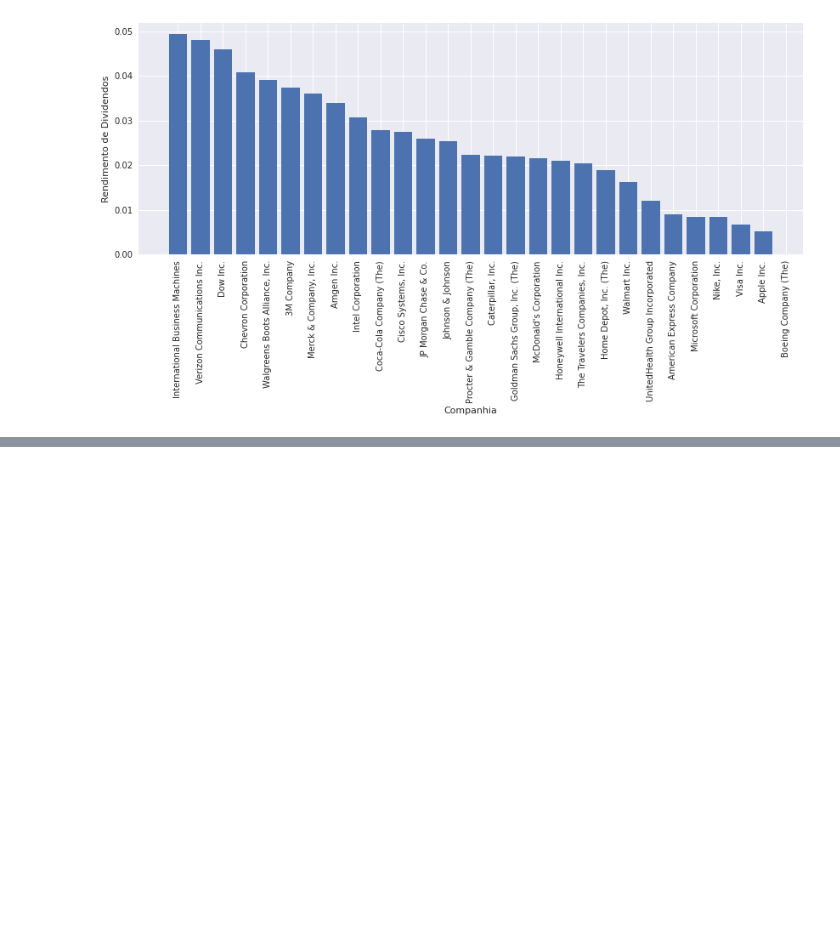
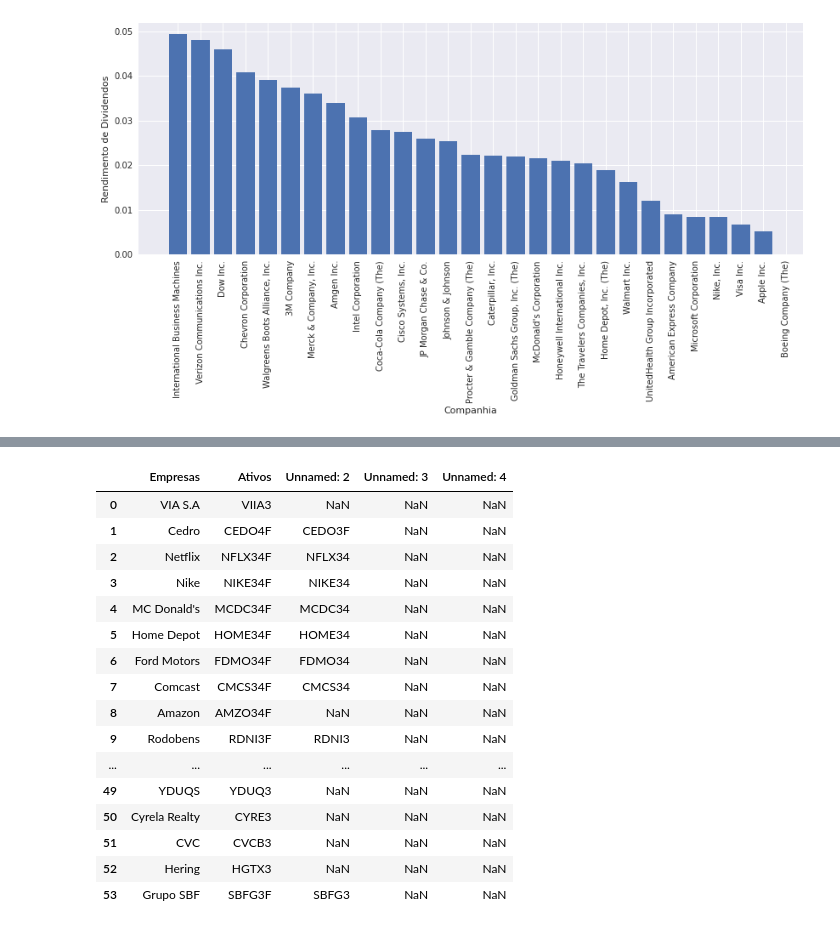
Before and after one commit to igoandrade/data-science-proj, a Jupyter notebook: ds-python/fundamental-analysis-stock.ipynb, the cells around one changed output, grey strips where cells are left out. Cells and saved outputs as stored; diff of their text form; code cells hidden in the pictures; blank space fills up the shorter version.

```diff
--- a/ds-python/fundamental-analysis-stock.ipynb
+++ b/ds-python/fundamental-analysis-stock.ipynb
@@ -223,0 +263,2 @@ plt.show()
+# %%
+x = pd.read_html('https://www.infomoney.com.br/cotacoes/empresas-b3/')
@@ -223,0 +281,20 @@ plt.show()
+# %%
+x[1]
+# %% [output]
+|  | Empresas | Ativos | Unnamed: 2 | Unnamed: 3 | Unnamed: 4 |
+| 0 | VIA S.A | VIIA3 | NaN | NaN | NaN |
+| 1 | Cedro | CEDO4F | CEDO3F | NaN | NaN |
+| 2 | Netflix | NFLX34F | NFLX34 | NaN | NaN |
+| 3 | Nike | NIKE34F | NIKE34 | NaN | NaN |
+| 4 | MC Donald's | MCDC34F | MCDC34 | NaN | NaN |
+| 5 | Home Depot | HOME34F | HOME34 | NaN | NaN |
+| 6 | Ford Motors | FDMO34F | FDMO34 | NaN | NaN |
+| 7 | Comcast | CMCS34F | CMCS34 | NaN | NaN |
+| 8 | Amazon | AMZO34F | NaN | NaN | NaN |
+| 9 | Rodobens | RDNI3F | RDNI3 | NaN | NaN |
+| ... | ... | ... | ... | ... | ... |
+| 49 | YDUQS | YDUQ3 | NaN | NaN | NaN |
+| 50 | Cyrela Realty | CYRE3 | NaN | NaN | NaN |
+| 51 | CVC | CVCB3 | NaN | NaN | NaN |
+| 52 | Hering | HGTX3 | NaN | NaN | NaN |
+| 53 | Grupo SBF | SBFG3F | SBFG3 | NaN | NaN |
```
Also changed, not shown: parts of 7 cells of this notebook.
